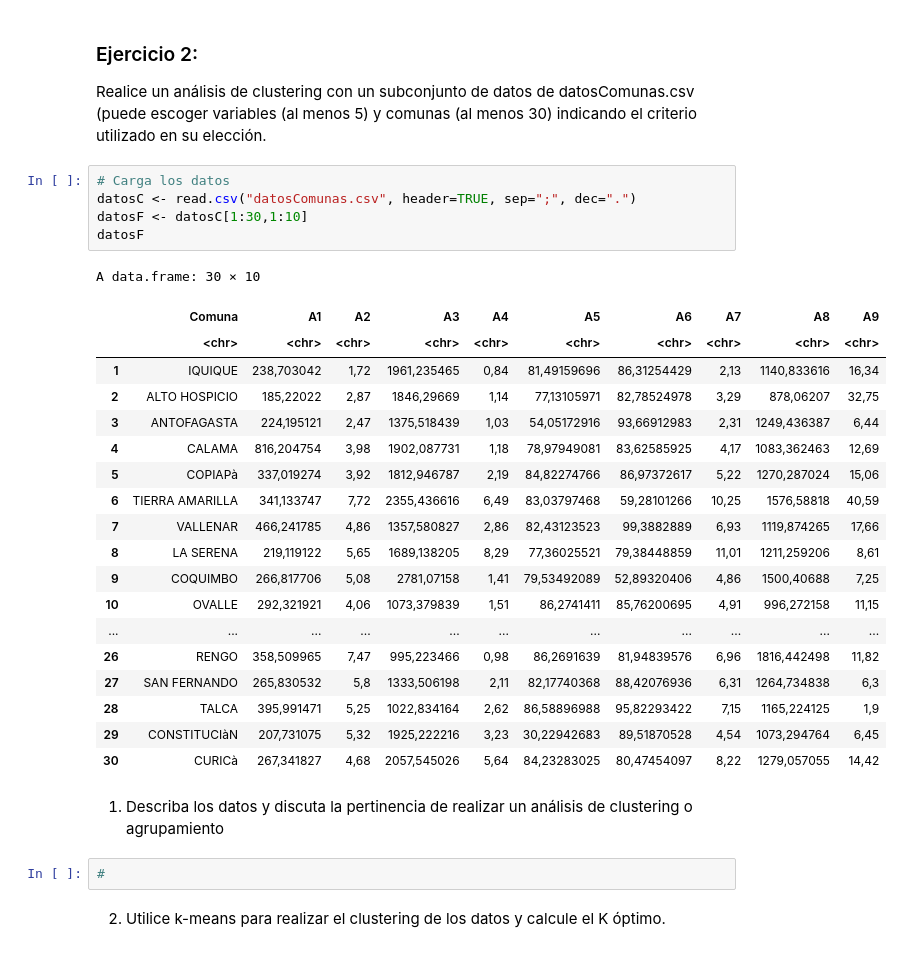
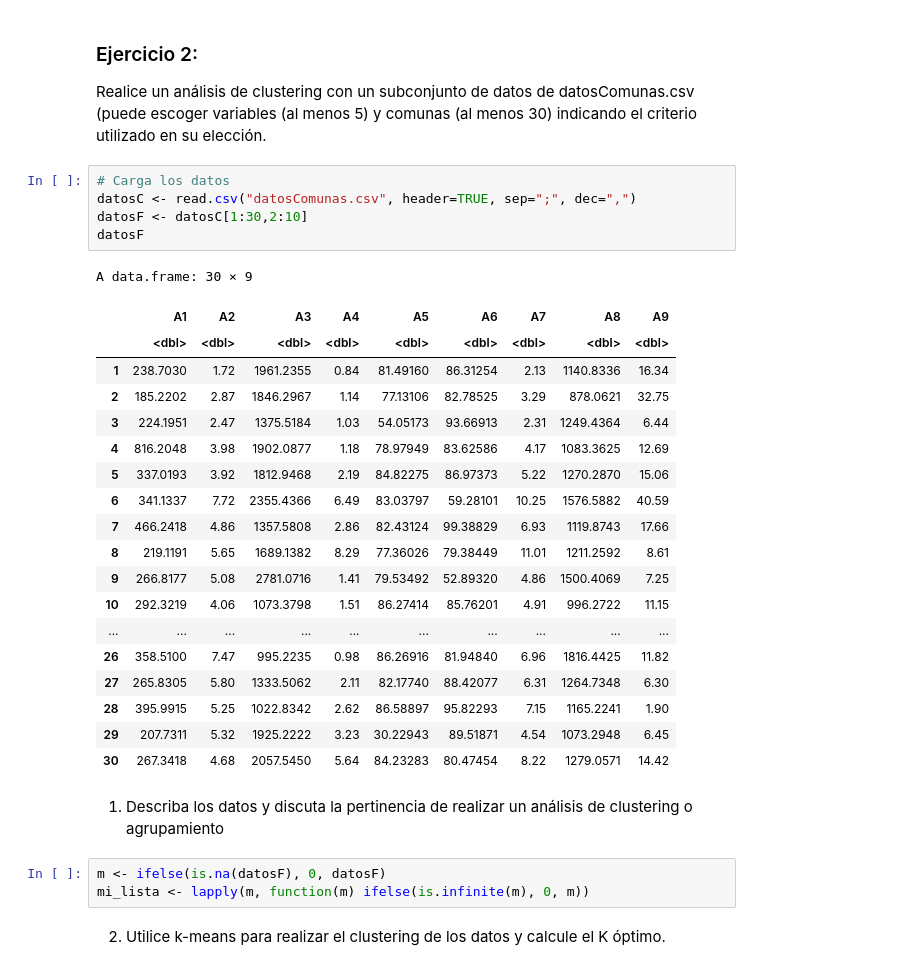
Before and after one commit to Nicol-Huaiquil/INFO257_PCA, a Jupyter notebook: Clustering/K-Means/Clustering_Notebook1.ipynb, the cells around one changed output. Saved outputs shown, nothing was run; the diff lists cells and outputs as text.

```diff
--- a/Clustering/K-Means/Clustering_Notebook1.ipynb
+++ b/Clustering/K-Means/Clustering_Notebook1.ipynb
@@ -190,33 +195,34 @@ fviz_cluster(cl, df)
 Realice un análisis de clustering con un subconjunto de datos de datosComunas.csv (puede escoger variables (al menos 5) y comunas (al menos 30) indicando el criterio utilizado en su elección.
 # %%
 # Carga los datos
-datosC <- read.csv("datosComunas.csv", header=TRUE, sep=";", dec=".")
-datosF <- datosC[1:30,1:10]
+datosC <- read.csv("datosComunas.csv", header=TRUE, sep=";", dec=",")
+datosF <- datosC[1:30,2:10]
 datosF
 # %% [output]
-A data.frame: 30 × 10
+A data.frame: 30 × 9
-|  | Comuna | A1 | A2 | A3 | A4 | A5 | A6 | A7 | A8 | A9 |
-|  | <chr> | <chr> | <chr> | <chr> | <chr> | <chr> | <chr> | <chr> | <chr> | <chr> |
-| 1 | IQUIQUE | 238,703042 | 1,72 | 1961,235465 | 0,84 | 81,49159696 | 86,31254429 | 2,13 | 1140,833616 | 16,34 |
-| 2 | ALTO HOSPICIO | 185,22022 | 2,87 | 1846,29669 | 1,14 | 77,13105971 | 82,78524978 | 3,29 | 878,06207 | 32,75 |
-| 3 | ANTOFAGASTA | 224,195121 | 2,47 | 1375,518439 | 1,03 | 54,05172916 | 93,66912983 | 2,31 | 1249,436387 | 6,44 |
-| 4 | CALAMA | 816,204754 | 3,98 | 1902,087731 | 1,18 | 78,97949081 | 83,62585925 | 4,17 | 1083,362463 | 12,69 |
-| 5 | COPIAPà | 337,019274 | 3,92 | 1812,946787 | 2,19 | 84,82274766 | 86,97372617 | 5,22 | 1270,287024 | 15,06 |
-| 6 | TIERRA AMARILLA | 341,133747 | 7,72 | 2355,436616 | 6,49 | 83,03797468 | 59,28101266 | 10,25 | 1576,58818 | 40,59 |
-| 7 | VALLENAR | 466,241785 | 4,86 | 1357,580827 | 2,86 | 82,43123523 | 99,3882889 | 6,93 | 1119,874265 | 17,66 |
-| 8 | LA SERENA | 219,119122 | 5,65 | 1689,138205 | 8,29 | 77,36025521 | 79,38448859 | 11,01 | 1211,259206 | 8,61 |
-| 9 | COQUIMBO | 266,817706 | 5,08 | 2781,07158 | 1,41 | 79,53492089 | 52,89320406 | 4,86 | 1500,40688 | 7,25 |
-| 10 | OVALLE | 292,321921 | 4,06 | 1073,379839 | 1,51 | 86,2741411 | 85,76200695 | 4,91 | 996,272158 | 11,15 |
-| ... | ... | ... | ... | ... | ... | ... | ... | ... | ... | ... |
-| 26 | RENGO | 358,509965 | 7,47 | 995,223466 | 0,98 | 86,2691639 | 81,94839576 | 6,96 | 1816,442498 | 11,82 |
-| 27 | SAN FERNANDO | 265,830532 | 5,8 | 1333,506198 | 2,11 | 82,17740368 | 88,42076936 | 6,31 | 1264,734838 | 6,3 |
-| 28 | TALCA | 395,991471 | 5,25 | 1022,834164 | 2,62 | 86,58896988 | 95,82293422 | 7,15 | 1165,224125 | 1,9 |
-| 29 | CONSTITUCIàN | 207,731075 | 5,32 | 1925,222216 | 3,23 | 30,22942683 | 89,51870528 | 4,54 | 1073,294764 | 6,45 |
-| 30 | CURICà | 267,341827 | 4,68 | 2057,545026 | 5,64 | 84,23283025 | 80,47454097 | 8,22 | 1279,057055 | 14,42 |
+|  | A1 | A2 | A3 | A4 | A5 | A6 | A7 | A8 | A9 |
+|  | <dbl> | <dbl> | <dbl> | <dbl> | <dbl> | <dbl> | <dbl> | <dbl> | <dbl> |
+| 1 | 238.7030 | 1.72 | 1961.2355 | 0.84 | 81.49160 | 86.31254 | 2.13 | 1140.8336 | 16.34 |
+| 2 | 185.2202 | 2.87 | 1846.2967 | 1.14 | 77.13106 | 82.78525 | 3.29 | 878.0621 | 32.75 |
+| 3 | 224.1951 | 2.47 | 1375.5184 | 1.03 | 54.05173 | 93.66913 | 2.31 | 1249.4364 | 6.44 |
+| 4 | 816.2048 | 3.98 | 1902.0877 | 1.18 | 78.97949 | 83.62586 | 4.17 | 1083.3625 | 12.69 |
+| 5 | 337.0193 | 3.92 | 1812.9468 | 2.19 | 84.82275 | 86.97373 | 5.22 | 1270.2870 | 15.06 |
+| 6 | 341.1337 | 7.72 | 2355.4366 | 6.49 | 83.03797 | 59.28101 | 10.25 | 1576.5882 | 40.59 |
+| 7 | 466.2418 | 4.86 | 1357.5808 | 2.86 | 82.43124 | 99.38829 | 6.93 | 1119.8743 | 17.66 |
+| 8 | 219.1191 | 5.65 | 1689.1382 | 8.29 | 77.36026 | 79.38449 | 11.01 | 1211.2592 | 8.61 |
+| 9 | 266.8177 | 5.08 | 2781.0716 | 1.41 | 79.53492 | 52.89320 | 4.86 | 1500.4069 | 7.25 |
+| 10 | 292.3219 | 4.06 | 1073.3798 | 1.51 | 86.27414 | 85.76201 | 4.91 | 996.2722 | 11.15 |
+| ... | ... | ... | ... | ... | ... | ... | ... | ... | ... |
+| 26 | 358.5100 | 7.47 | 995.2235 | 0.98 | 86.26916 | 81.94840 | 6.96 | 1816.4425 | 11.82 |
+| 27 | 265.8305 | 5.80 | 1333.5062 | 2.11 | 82.17740 | 88.42077 | 6.31 | 1264.7348 | 6.30 |
+| 28 | 395.9915 | 5.25 | 1022.8342 | 2.62 | 86.58897 | 95.82293 | 7.15 | 1165.2241 | 1.90 |
+| 29 | 207.7311 | 5.32 | 1925.2222 | 3.23 | 30.22943 | 89.51871 | 4.54 | 1073.2948 | 6.45 |
+| 30 | 267.3418 | 4.68 | 2057.5450 | 5.64 | 84.23283 | 80.47454 | 8.22 | 1279.0571 | 14.42 |
 # %% [markdown]
 1. Describa los datos y discuta la pertinencia de realizar un análisis de clustering o agrupamiento
-# %%
-#
+# %%
+m <- ifelse(is.na(datosF), 0, datosF)
+mi_lista <- lapply(m, function(m) ifelse(is.infinite(m), 0, m))
 # %% [markdown]
 2. Utilice k-means para realizar el clustering de los datos y calcule el K óptimo.
 # %%
```
Also changed, not shown: parts of 9 cells of this notebook.
